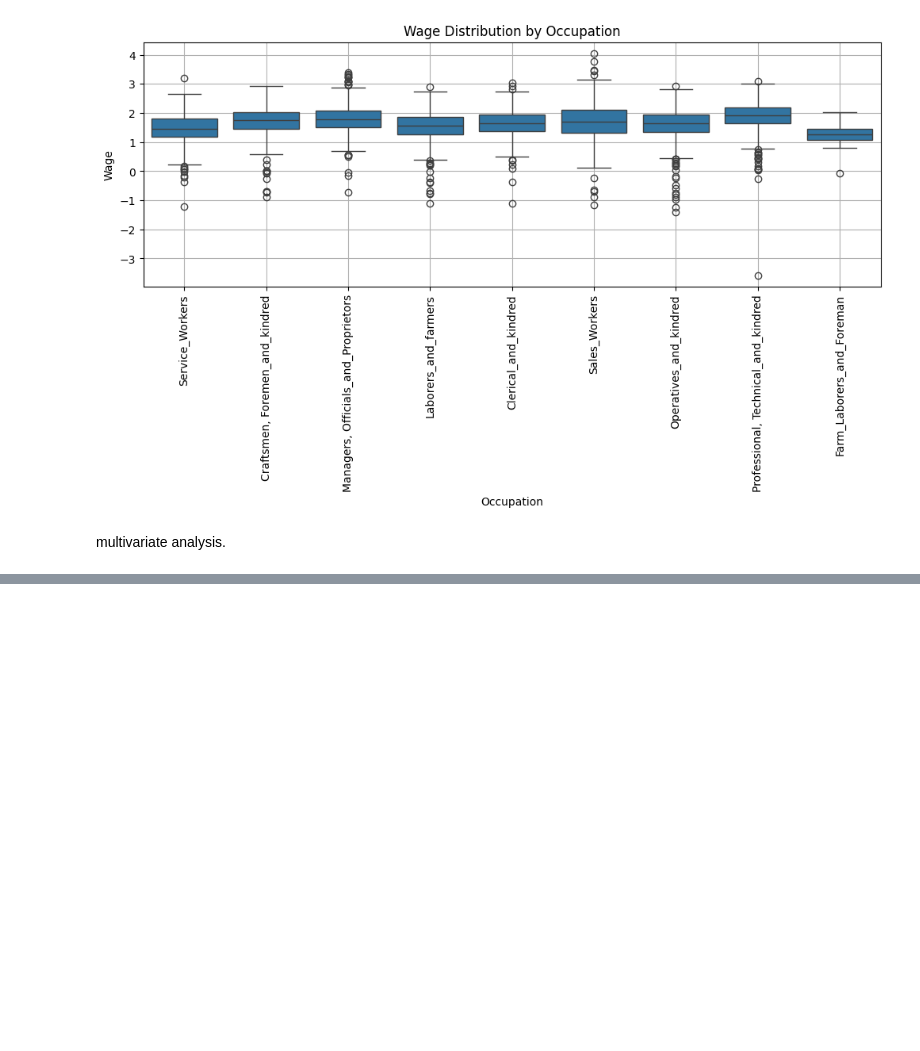
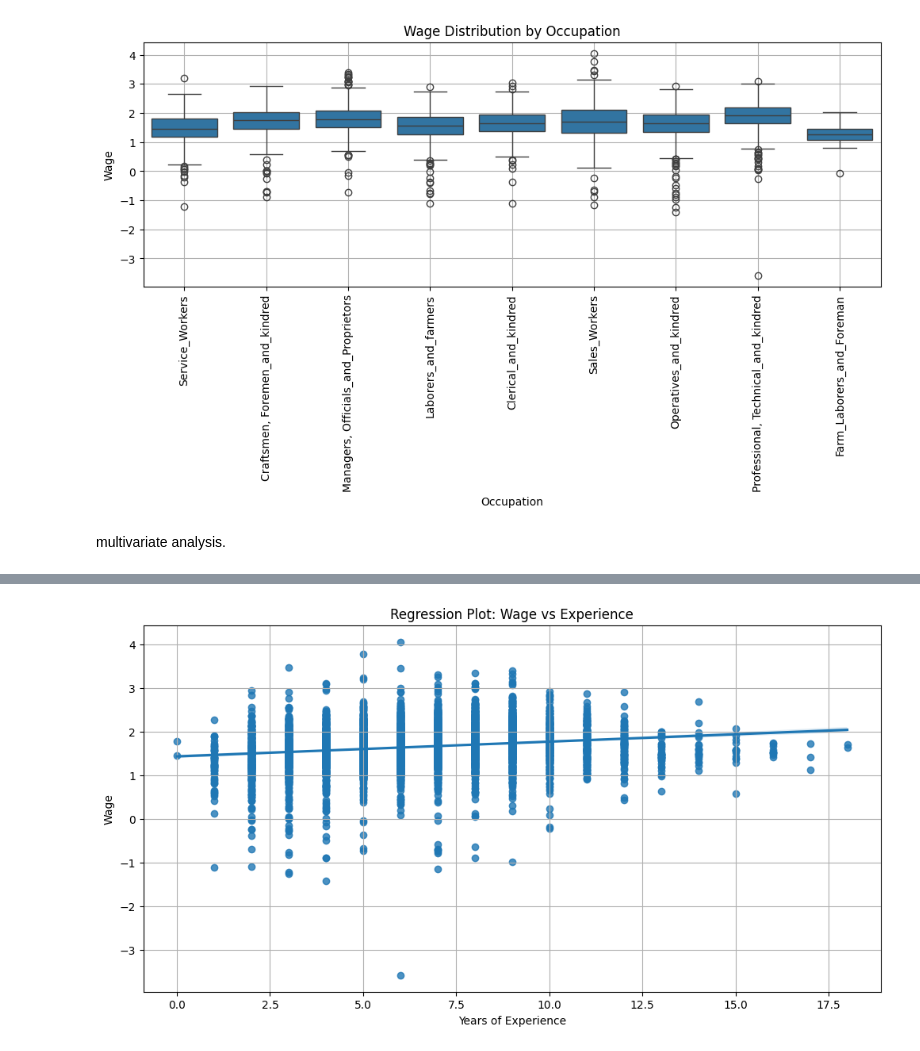
Before and after one commit to levyashvin/exploratory-data-analysis, a Jupyter notebook: males_dataset_analysis.ipynb, the cells around one changed output, grey strips where cells are left out. Cells and saved outputs as stored; diff of their text form; code cells hidden in the pictures; blank space fills up the shorter version.

```diff
--- a/males_dataset_analysis.ipynb
+++ b/males_dataset_analysis.ipynb
@@ -313,0 +333,11 @@ multivariate analysis.
+# %%
+#regression plot between wage and experience
+plt.figure(figsize=(12, 6))
+sns.regplot(data=data, x='exper', y='wage')
+plt.title('Regression Plot: Wage vs Experience')
+plt.xlabel('Years of Experience')
+plt.ylabel('Wage')
+plt.grid(True)
+plt.show()
+# %% [output]
+[figure, added]
```
Also changed, not shown: parts of 5 cells of this notebook.
